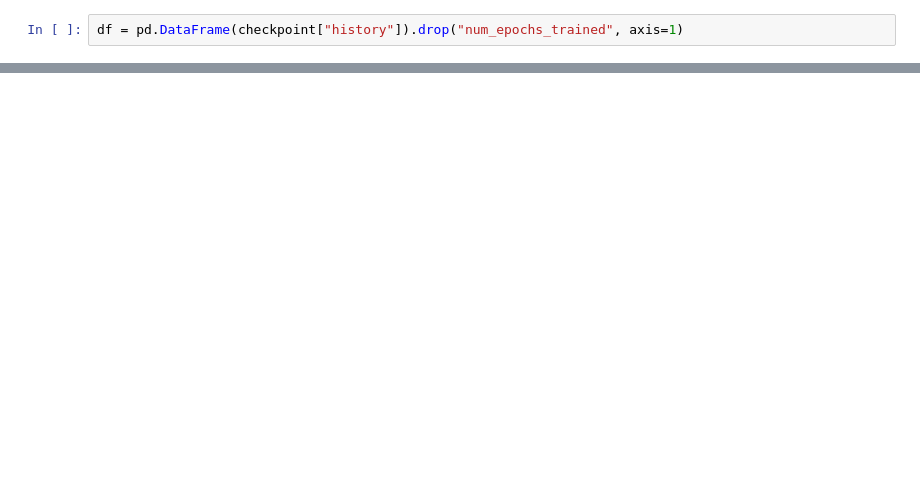
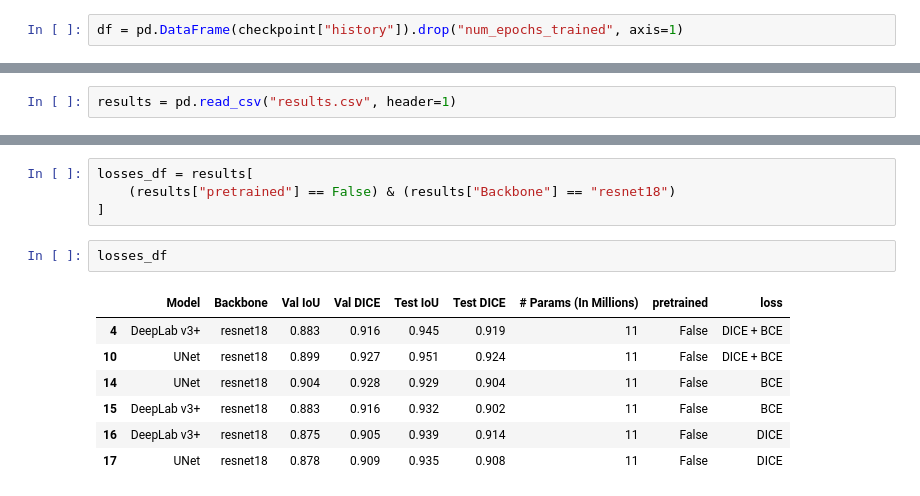
Before and after one commit to santhisenan/brain-tumour-segmentation, a Jupyter notebook: viz.ipynb, the cells around one changed output, grey strips where cells are left out. Saved outputs shown, nothing was run; the diff lists cells and outputs as text; blank space fills up the shorter version.

```diff
--- a/viz.ipynb
+++ b/viz.ipynb
@@ -69,3 +171,5 @@ df = pd.DataFrame(checkpoint["history"]).drop("num_epochs_trained", axis=1)
 px.line(df[["train_loss", "val_loss"]])
 # %% [output]
 [interactive output not drawn]
+# %%
+results = pd.read_csv("results.csv", header=1)
@@ -71,0 +196,14 @@ px.line(df[["train_loss", "val_loss"]])
+# %%
+losses_df = results[
+    (results["pretrained"] == False) & (results["Backbone"] == "resnet18")
+]
+# %%
+losses_df
+# %% [output]
+|  | Model | Backbone | Val IoU | Val DICE | Test IoU | Test DICE | # Params (In Millions) | pretrained | loss |
+| 4 | DeepLab v3+ | resnet18 | 0.883 | 0.916 | 0.945 | 0.919 | 11 | False | DICE + BCE |
+| 10 | UNet | resnet18 | 0.899 | 0.927 | 0.951 | 0.924 | 11 | False | DICE + BCE |
+| 14 | UNet | resnet18 | 0.904 | 0.928 | 0.929 | 0.904 | 11 | False | BCE |
+| 15 | DeepLab v3+ | resnet18 | 0.883 | 0.916 | 0.932 | 0.902 | 11 | False | BCE |
+| 16 | DeepLab v3+ | resnet18 | 0.875 | 0.905 | 0.939 | 0.914 | 11 | False | DICE |
+| 17 | UNet | resnet18 | 0.878 | 0.909 | 0.935 | 0.908 | 11 | False | DICE |
```
Also changed, not shown: parts of 21 cells of this notebook, 7 other files.
